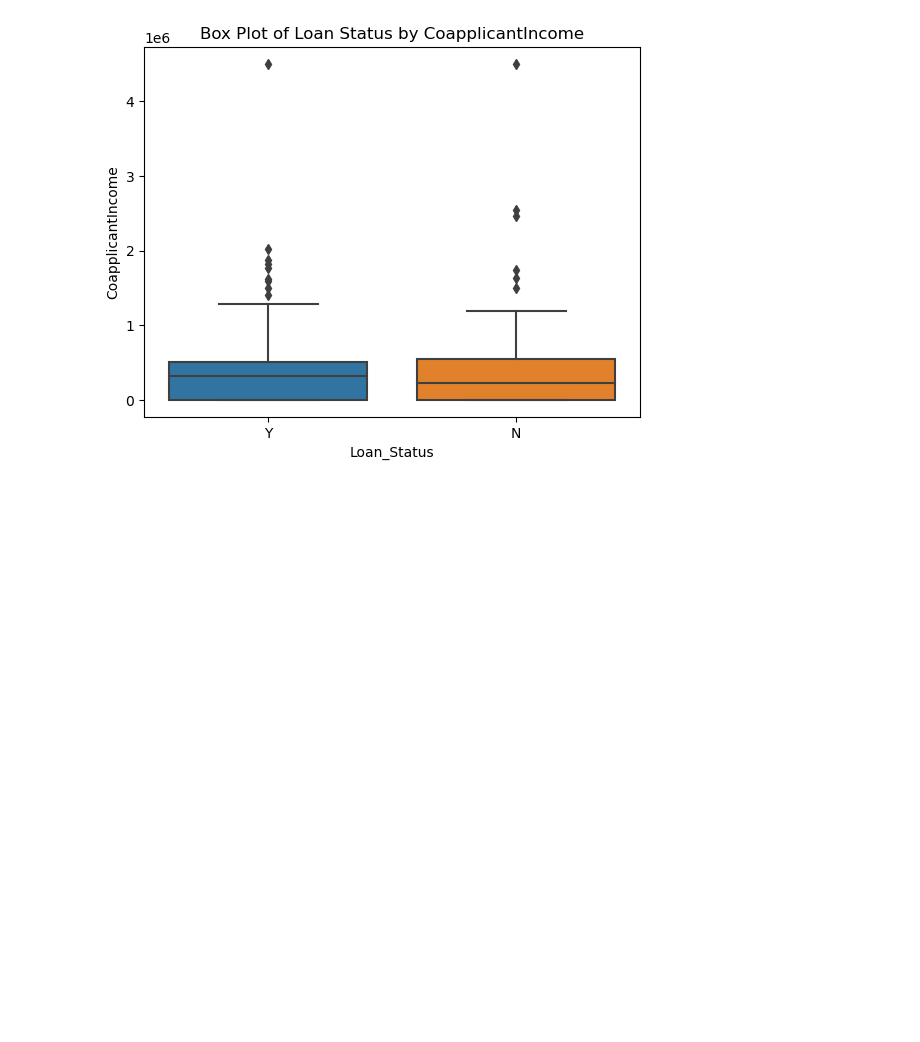
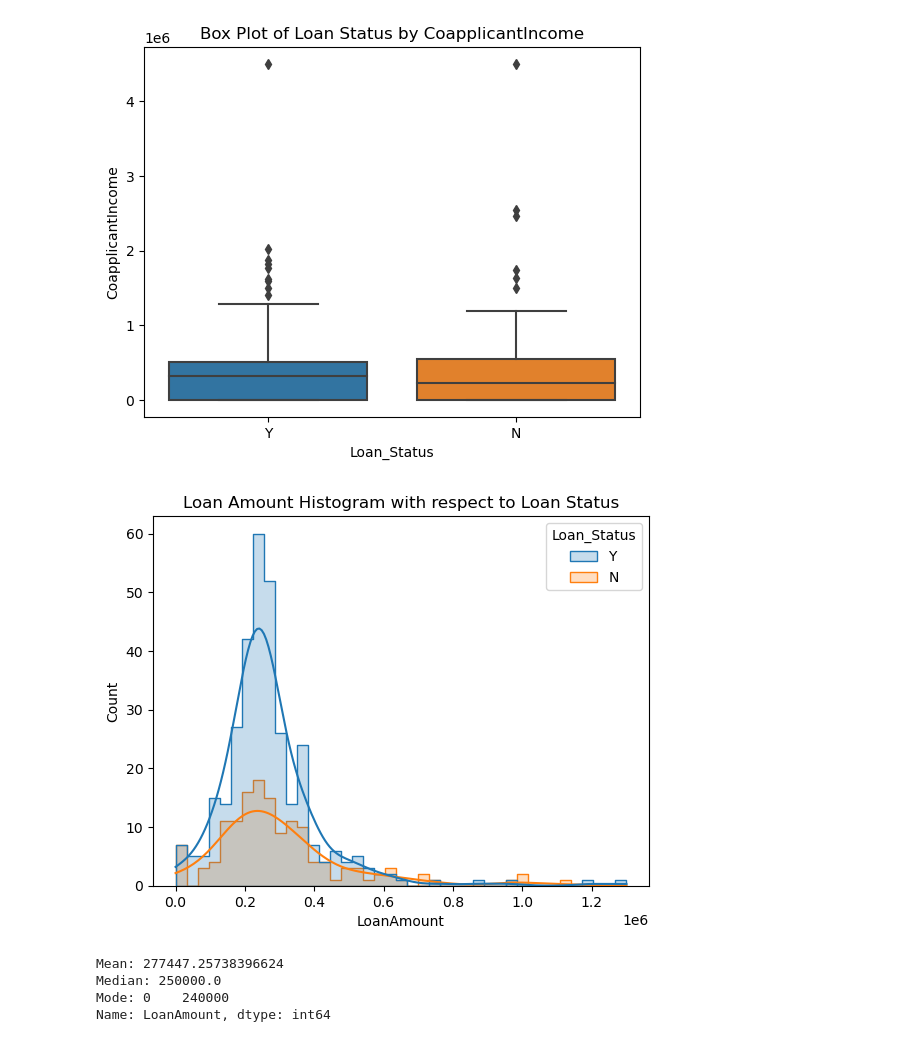
Before and after one commit to proton029/InternshipDataScience_banking, a Jupyter notebook: Data_Analytics.ipynb, the cells around one changed output. Drawn from its saved outputs; the diff is of its cells as text; code cells hidden in the pictures; blank space fills up the shorter version.

Commit message:
Histograms for continuous

```diff
--- a/Data_Analytics.ipynb
+++ b/Data_Analytics.ipynb
@@ -446,0 +456,19 @@ plt.show()
+# %%
+# Create histograms for the continuous features with respect to Loan_Status
+sns.histplot(data=df, x='LoanAmount', hue='Loan_Status', element='step', kde=True)
+plt.title('Loan Amount Histogram with respect to Loan Status')
+
+# sns.histplot(data=df, x='CoapplicantIncome', hue='Loan_Status', element='step', kde=True)
+# plt.title('Coapplicant Income Histogram with respect to Loan Status')
+
+# Display the plot
+plt.show()
+# %% [output]
+[figure, added]
+# %%
+centralTendencies('LoanAmount')
+# %% [output]
+Mean: 277447.25738396624
+Median: 250000.0
+Mode: 0    240000
+Name: LoanAmount, dtype: int64
```
Also changed, not shown: parts of 5 cells of this notebook.
